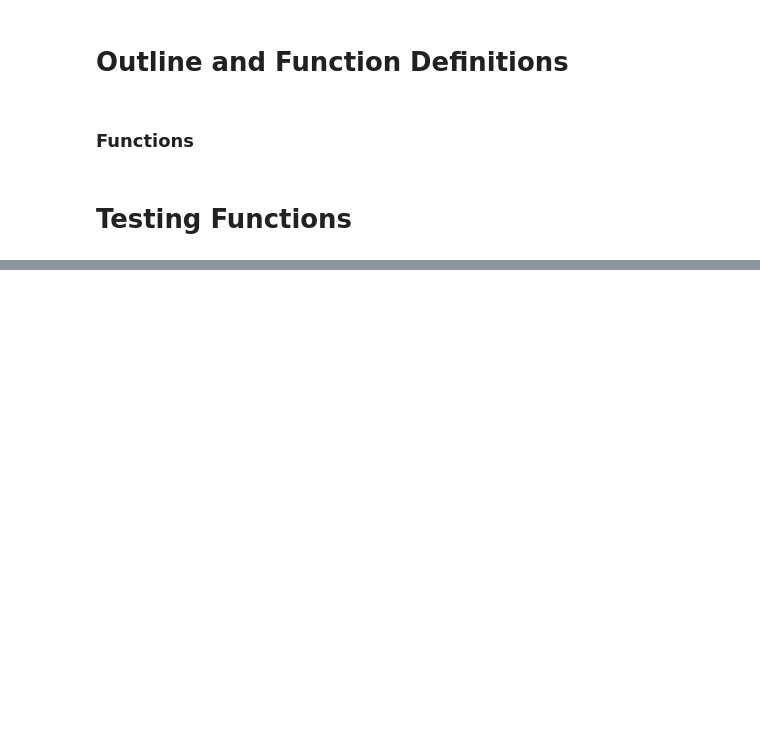
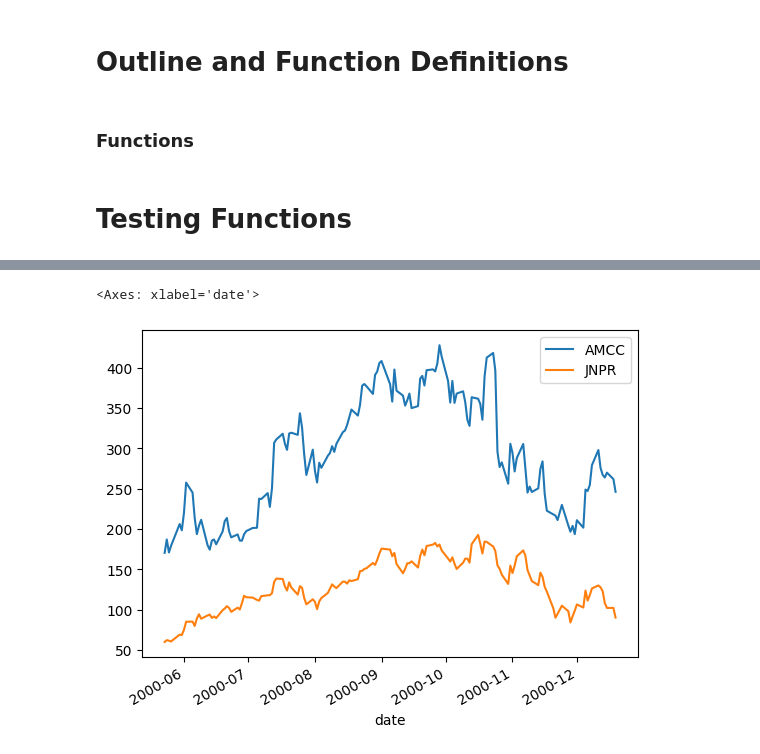
Before and after one commit to TInglefield/Math4920Project, a Jupyter notebook: project_draft1.ipynb, the cells around one changed output, grey strips where cells are left out. Cells and saved outputs as stored; diff of their text form; code cells hidden in the pictures; blank space fills up the shorter version.

```diff
--- a/project_draft1.ipynb
+++ b/project_draft1.ipynb
@@ -487,0 +507,6 @@ ValueError: The number of FixedLocator locations (5), usually from a call to set
+# %%
+#['2000-05-23'], ['2000-10-19'],
+prices_with_market[['AMCC','JNPR']]['2000-05-23':'2000-12-19'].plot()
+# %% [output]
+<Axes: xlabel='date'>
+[figure, added]
```
Also changed, not shown: parts of 6 cells of this notebook.
